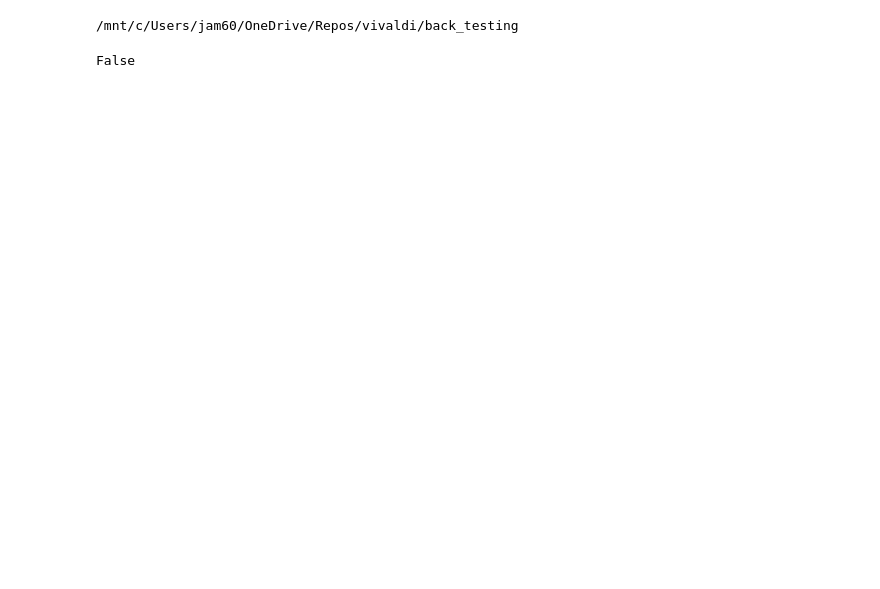
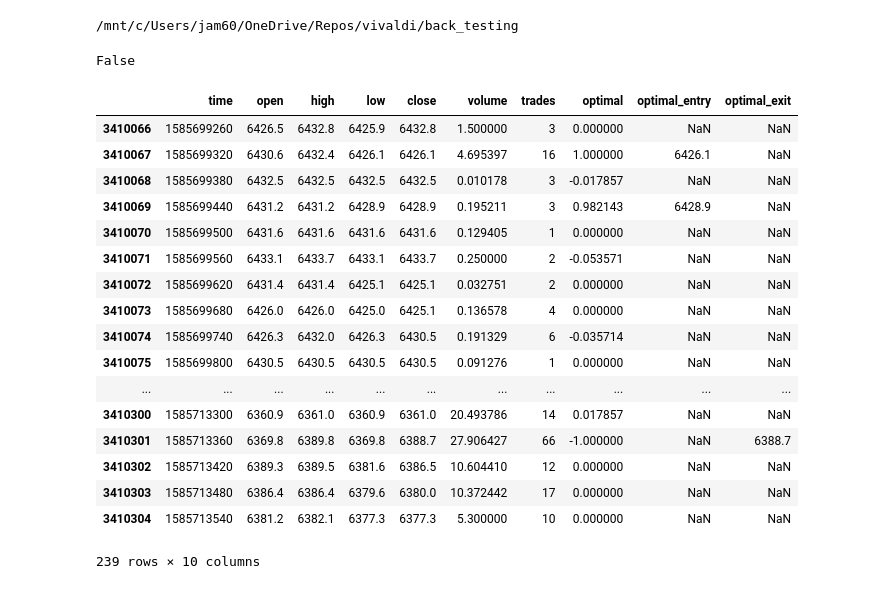
Before and after one commit to lowrollr/moonshot, a Jupyter notebook: back_testing/v2/research/notebooks/optimal_trading/optimal_trading_v2.ipynb, the cells around one changed output. Cells and saved outputs as stored; diff of their text form; code cells hidden in the pictures; blank space fills up the shorter version.

```diff
--- a/back_testing/v2/research/notebooks/optimal_trading/optimal_trading_v2.ipynb
+++ b/back_testing/v2/research/notebooks/optimal_trading/optimal_trading_v2.ipynb
@@ -43,6 +43,27 @@ dataset['optimal_exit'] = dataset.apply(lambda x: map_to_price_exit(x), axis=1)
 dataset['close'].isnull().values.any()
 # %% [output]
 False
+# %%
+dataset
+# %% [output]
+|  | time | open | high | low | close | volume | trades | optimal | optimal_entry | optimal_exit |
+| 3410066 | 1585699260 | 6426.5 | 6432.8 | 6425.9 | 6432.8 | 1.500000 | 3 | 0.000000 | NaN | NaN |
+| 3410067 | 1585699320 | 6430.6 | 6432.4 | 6426.1 | 6426.1 | 4.695397 | 16 | 1.000000 | 6426.1 | NaN |
+| 3410068 | 1585699380 | 6432.5 | 6432.5 | 6432.5 | 6432.5 | 0.010178 | 3 | -0.017857 | NaN | NaN |
+| 3410069 | 1585699440 | 6431.2 | 6431.2 | 6428.9 | 6428.9 | 0.195211 | 3 | 0.982143 | 6428.9 | NaN |
+| 3410070 | 1585699500 | 6431.6 | 6431.6 | 6431.6 | 6431.6 | 0.129405 | 1 | 0.000000 | NaN | NaN |
+| 3410071 | 1585699560 | 6433.1 | 6433.7 | 6433.1 | 6433.7 | 0.250000 | 2 | -0.053571 | NaN | NaN |
+| 3410072 | 1585699620 | 6431.4 | 6431.4 | 6425.1 | 6425.1 | 0.032751 | 2 | 0.000000 | NaN | NaN |
+| 3410073 | 1585699680 | 6426.0 | 6426.0 | 6425.0 | 6425.1 | 0.136578 | 4 | 0.000000 | NaN | NaN |
+| 3410074 | 1585699740 | 6426.3 | 6432.0 | 6426.3 | 6430.5 | 0.191329 | 6 | -0.035714 | NaN | NaN |
+| 3410075 | 1585699800 | 6430.5 | 6430.5 | 6430.5 | 6430.5 | 0.091276 | 1 | 0.000000 | NaN | NaN |
+| ... | ... | ... | ... | ... | ... | ... | ... | ... | ... | ... |
+| 3410300 | 1585713300 | 6360.9 | 6361.0 | 6360.9 | 6361.0 | 20.493786 | 14 | 0.017857 | NaN | NaN |
+| 3410301 | 1585713360 | 6369.8 | 6389.8 | 6369.8 | 6388.7 | 27.906427 | 66 | -1.000000 | NaN | 6388.7 |
+| 3410302 | 1585713420 | 6389.3 | 6389.5 | 6381.6 | 6386.5 | 10.604410 | 12 | 0.000000 | NaN | NaN |
+| 3410303 | 1585713480 | 6386.4 | 6386.4 | 6379.6 | 6380.0 | 10.372442 | 17 | 0.000000 | NaN | NaN |
+| 3410304 | 1585713540 | 6381.2 | 6382.1 | 6377.3 | 6377.3 | 5.300000 | 10 | 0.000000 | NaN | NaN |
+239 rows × 10 columns
 # %%
 import matplotlib.pyplot as plt
 plt.clf()
```
Also changed, not shown: parts of 4 cells of this notebook.
